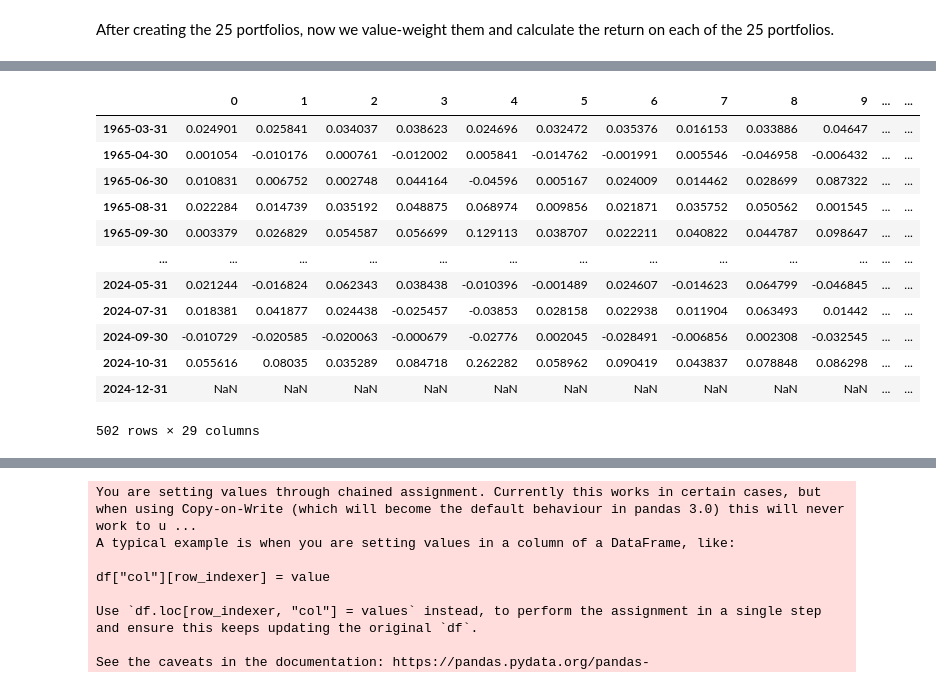
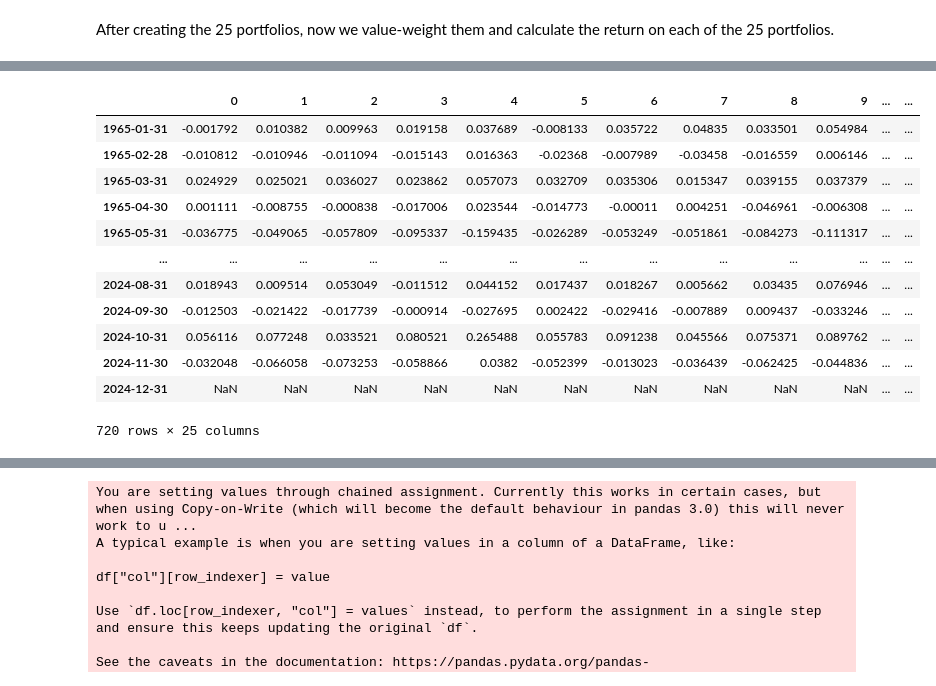
Before and after one commit to fanghe-ma/IVOL-Puzzle-and-Arbitrage-Asymmetry, a Jupyter notebook: project.ipynb, the cells around one changed output, grey strips where cells are left out. Saved outputs shown, nothing was run; the diff lists cells and outputs as text; code cells hidden in the pictures.

```diff
--- a/project.ipynb
+++ b/project.ipynb
@@ -737,7 +739,6 @@ Since we previously calculated IVOLs for all securities, regardless of whether t
 # %%
 ivol_df = pd.read_csv('./Data/full_ivol_df.csv', index_col=0)
 aggregate_mispricing_df = pd.read_csv('./Data/aggregate_mispricing.csv', index_col=0)
-
 
 ivol_df.index = pd.to_datetime(ivol_df.index)
 ivol_df.columns = ivol_df.columns.astype(int)
@@ -750,4 +751,4 @@ filtered_cols = ivol_df.columns[
 ]
 
 ivol_df = ivol_df[filtered_cols]
-ivol_df
+aggregate_mispricing_df = aggregate_mispricing_df[filtered_cols]
@@ -861,7 +867,8 @@ mispricing_quintiles.index = pd.to_datetime(mispricing_quintiles.index)
 ivol_quintiles.columns = ivol_quintiles.columns.astype(int)
 mispricing_quintiles.columns = mispricing_quintiles.columns.astype(int)
 # %%
-mispricing_aligned = mispricing_quintiles.reindex(columns=ivol_quintiles.columns)
+#TODO: check if this is working
+mispricing_aligned = mispricing_quintiles[ivol_quintiles.columns]
 portfolio_allocation = 5 * mispricing_aligned + ivol_quintiles
 # %%
 portfolio_allocation
@@ -955,7 +962,6 @@ Processing 2024-12-31 00:00:00
 720 rows × 25 columns
 # %%
 calendar_month_ends = pd.date_range('1965-01-01', '2025-01-01', freq='ME')
-
 crsp_month_ends = conn.raw_sql(
     """
     SELECT DISTINCT date
@@ -986,11 +992,11 @@ portfolio_ret = pd.DataFrame(
 for i, d in enumerate(portfolio_ret.index[:-1]):
     print(f"Processing {d}")
 
+
     for p in portfolio_ret.columns:
         permnos_dp = portfolio_comp.loc[d, p]
 
         w_dp = market_equity_df.loc[d][permnos_dp]
-        w_dp = w_dp / w_dp.sum()
 
         crsp_date = calendar_to_crsp_map.get(d + pd.offsets.MonthEnd(1))
 
@@ -1013,8 +1019,6 @@ for i, d in enumerate(portfolio_ret.index[:-1]):
             valid_returns.index
         ]
 
-
-        # TODO: refactor
         valid_weights = valid_weights / valid_weights.sum()
 
         portfolio_ret.loc[d, p] = np.dot(valid_weights, valid_returns)
@@ -1097,21 +1140,16 @@ ax.legend(loc = 'upper left')
 # %%
-portfolio_ret_aug = portfolio_ret.merge(
-    factors,
-    left_index=True,
-    right_index=True
-)
-portfolio_ret_aug
+portfolio_ret
 # %% [output]
 |  | 0 | 1 | 2 | 3 | 4 | 5 | 6 | 7 | 8 | 9 | ... | ... |
-| 1965-03-31 | 0.024901 | 0.025841 | 0.034037 | 0.038623 | 0.024696 | 0.032472 | 0.035376 | 0.016153 | 0.033886 | 0.04647 | ... | ... |
-| 1965-04-30 | 0.001054 | -0.010176 | 0.000761 | -0.012002 | 0.005841 | -0.014762 | -0.001991 | 0.005546 | -0.046958 | -0.006432 | ... | ... |
-| 1965-06-30 | 0.010831 | 0.006752 | 0.002748 | 0.044164 | -0.04596 | 0.005167 | 0.024009 | 0.014462 | 0.028699 | 0.087322 | ... | ... |
-| 1965-08-31 | 0.022284 | 0.014739 | 0.035192 | 0.048875 | 0.068974 | 0.009856 | 0.021871 | 0.035752 | 0.050562 | 0.001545 | ... | ... |
-| 1965-09-30 | 0.003379 | 0.026829 | 0.054587 | 0.056699 | 0.129113 | 0.038707 | 0.022211 | 0.040822 | 0.044787 | 0.098647 | ... | ... |
+| 1965-01-31 | -0.001792 | 0.010382 | 0.009963 | 0.019158 | 0.037689 | -0.008133 | 0.035722 | 0.04835 | 0.033501 | 0.054984 | ... | ... |
+| 1965-02-28 | -0.010812 | -0.010946 | -0.011094 | -0.015143 | 0.016363 | -0.02368 | -0.007989 | -0.03458 | -0.016559 | 0.006146 | ... | ... |
+| 1965-03-31 | 0.024929 | 0.025021 | 0.036027 | 0.023862 | 0.057073 | 0.032709 | 0.035306 | 0.015347 | 0.039155 | 0.037379 | ... | ... |
+| 1965-04-30 | 0.001111 | -0.008755 | -0.000838 | -0.017006 | 0.023544 | -0.014773 | -0.00011 | 0.004251 | -0.046961 | -0.006308 | ... | ... |
+| 1965-05-31 | -0.036775 | -0.049065 | -0.057809 | -0.095337 | -0.159435 | -0.026289 | -0.053249 | -0.051861 | -0.084273 | -0.111317 | ... | ... |
 | ... | ... | ... | ... | ... | ... | ... | ... | ... | ... | ... | ... | ... |
-| 2024-05-31 | 0.021244 | -0.016824 | 0.062343 | 0.038438 | -0.010396 | -0.001489 | 0.024607 | -0.014623 | 0.064799 | -0.046845 | ... | ... |
-| 2024-07-31 | 0.018381 | 0.041877 | 0.024438 | -0.025457 | -0.03853 | 0.028158 | 0.022938 | 0.011904 | 0.063493 | 0.01442 | ... | ... |
-| 2024-09-30 | -0.010729 | -0.020585 | -0.020063 | -0.000679 | -0.02776 | 0.002045 | -0.028491 | -0.006856 | 0.002308 | -0.032545 | ... | ... |
-| 2024-10-31 | 0.055616 | 0.08035 | 0.035289 | 0.084718 | 0.262282 | 0.058962 | 0.090419 | 0.043837 | 0.078848 | 0.086298 | ... | ... |
+| 2024-08-31 | 0.018943 | 0.009514 | 0.053049 | -0.011512 | 0.044152 | 0.017437 | 0.018267 | 0.005662 | 0.03435 | 0.076946 | ... | ... |
+| 2024-09-30 | -0.012503 | -0.021422 | -0.017739 | -0.000914 | -0.027695 | 0.002422 | -0.029416 | -0.007889 | 0.009437 | -0.033246 | ... | ... |
+| 2024-10-31 | 0.056116 | 0.077248 | 0.033521 | 0.080521 | 0.265488 | 0.055783 | 0.091238 | 0.045566 | 0.075371 | 0.089762 | ... | ... |
+| 2024-11-30 | -0.032048 | -0.066058 | -0.073253 | -0.058866 | 0.0382 | -0.052399 | -0.013023 | -0.036439 | -0.062425 | -0.044836 | ... | ... |
 | 2024-12-31 | NaN | NaN | NaN | NaN | NaN | NaN | NaN | NaN | NaN | NaN | ... | ... |
-502 rows × 29 columns
+720 rows × 25 columns
```
Also changed, not shown: parts of 17 cells of this notebook.
